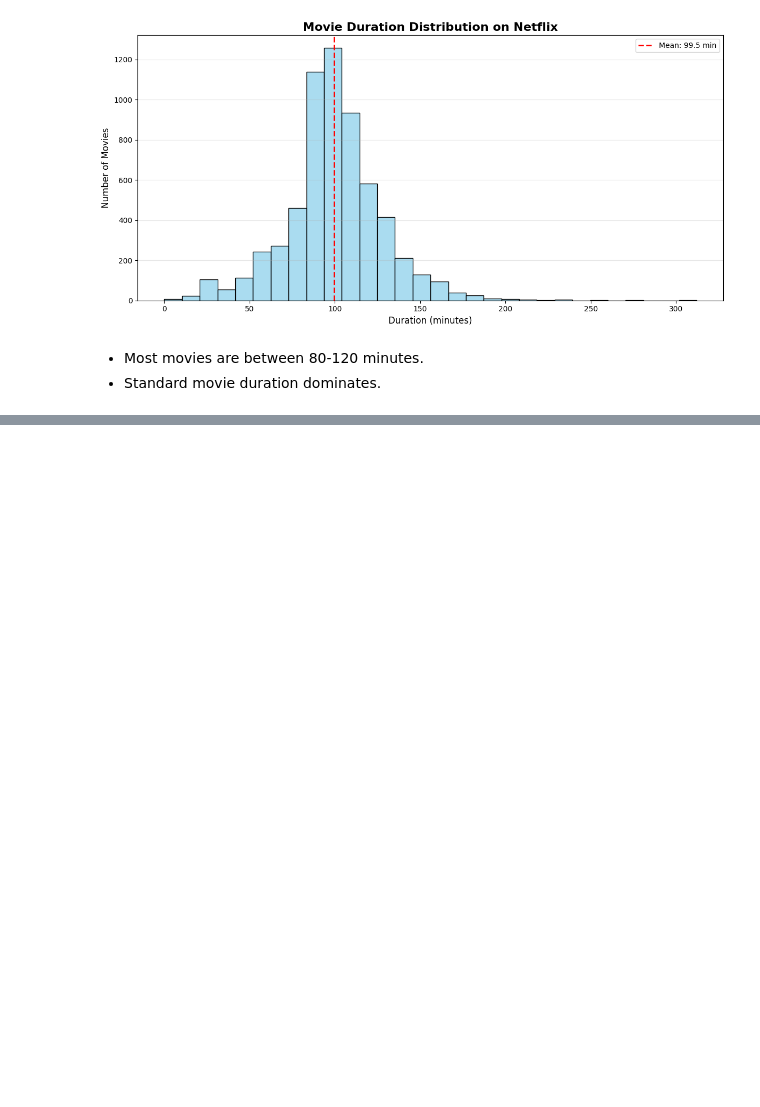
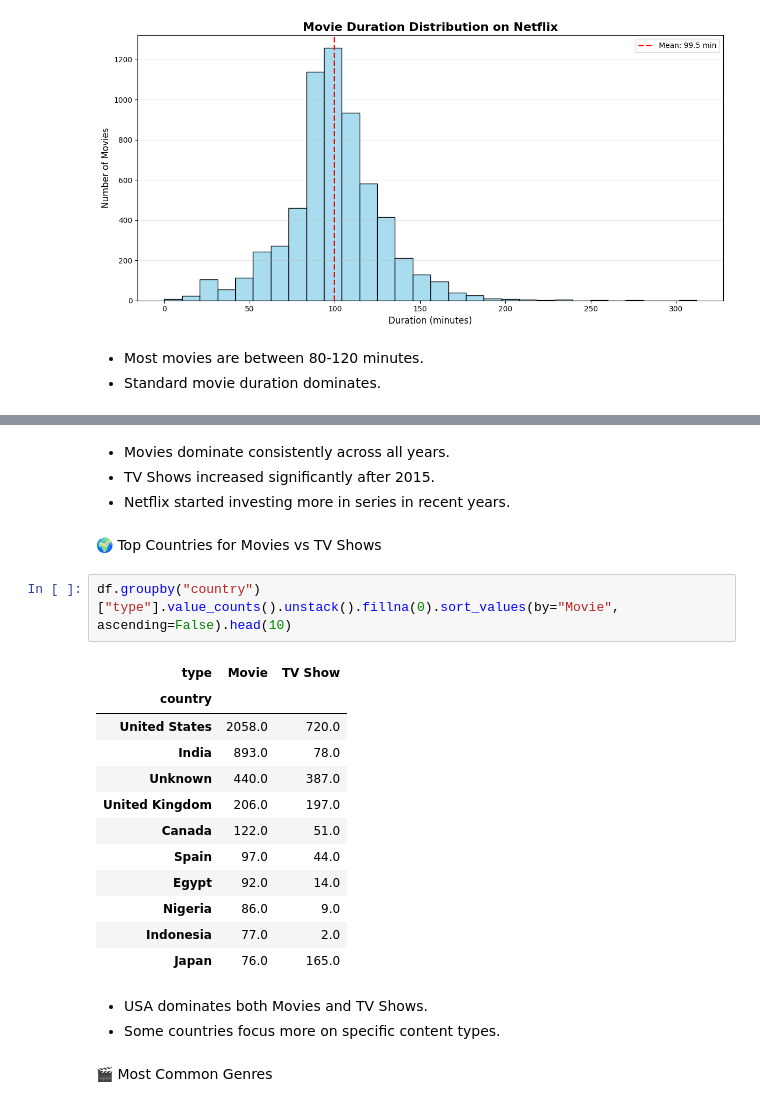
Before and after one commit to Aryan1021/netflix-data-analysis, a Jupyter notebook: notebook/netflix_analysis.ipynb, the cells around one changed output, grey strips where cells are left out. Cells and saved outputs as stored; diff of their text form; blank space fills up the shorter version.

```diff
--- a/notebook/netflix_analysis.ipynb
+++ b/notebook/netflix_analysis.ipynb
@@ -250,0 +264,26 @@ plt.show()
+# %% [markdown]
+- Movies dominate consistently across all years.
+- TV Shows increased significantly after 2015.
+- Netflix started investing more in series in recent years.
+# %% [markdown]
+🌍 Top Countries for Movies vs TV Shows
+# %%
+df.groupby("country")["type"].value_counts().unstack().fillna(0).sort_values(by="Movie", ascending=False).head(10)
+# %% [output]
+| type | Movie | TV Show |
+| country |  |  |
+| United States | 2058.0 | 720.0 |
+| India | 893.0 | 78.0 |
+| Unknown | 440.0 | 387.0 |
+| United Kingdom | 206.0 | 197.0 |
+| Canada | 122.0 | 51.0 |
+| Spain | 97.0 | 44.0 |
+| Egypt | 92.0 | 14.0 |
+| Nigeria | 86.0 | 9.0 |
+| Indonesia | 77.0 | 2.0 |
+| Japan | 76.0 | 165.0 |
+# %% [markdown]
+- USA dominates both Movies and TV Shows.
+- Some countries focus more on specific content types.
+# %% [markdown]
+🎬 Most Common Genres
```
Also changed, not shown: parts of 11 cells of this notebook.
